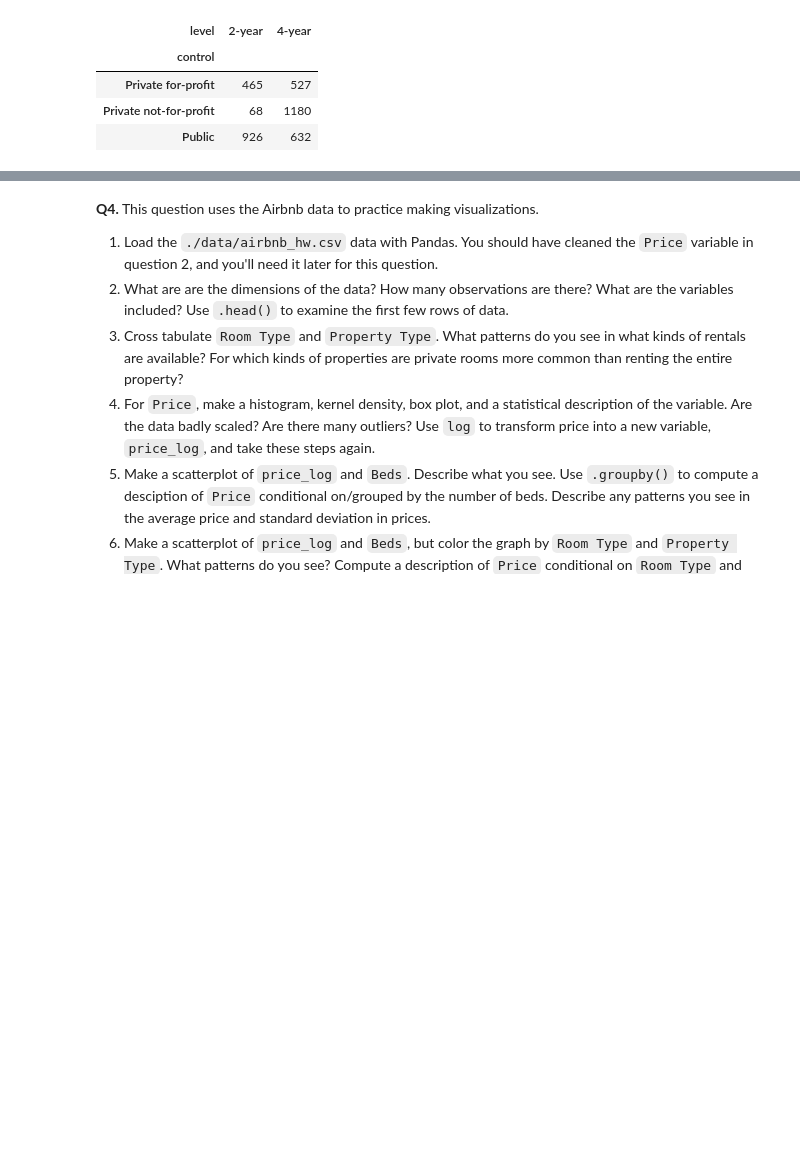
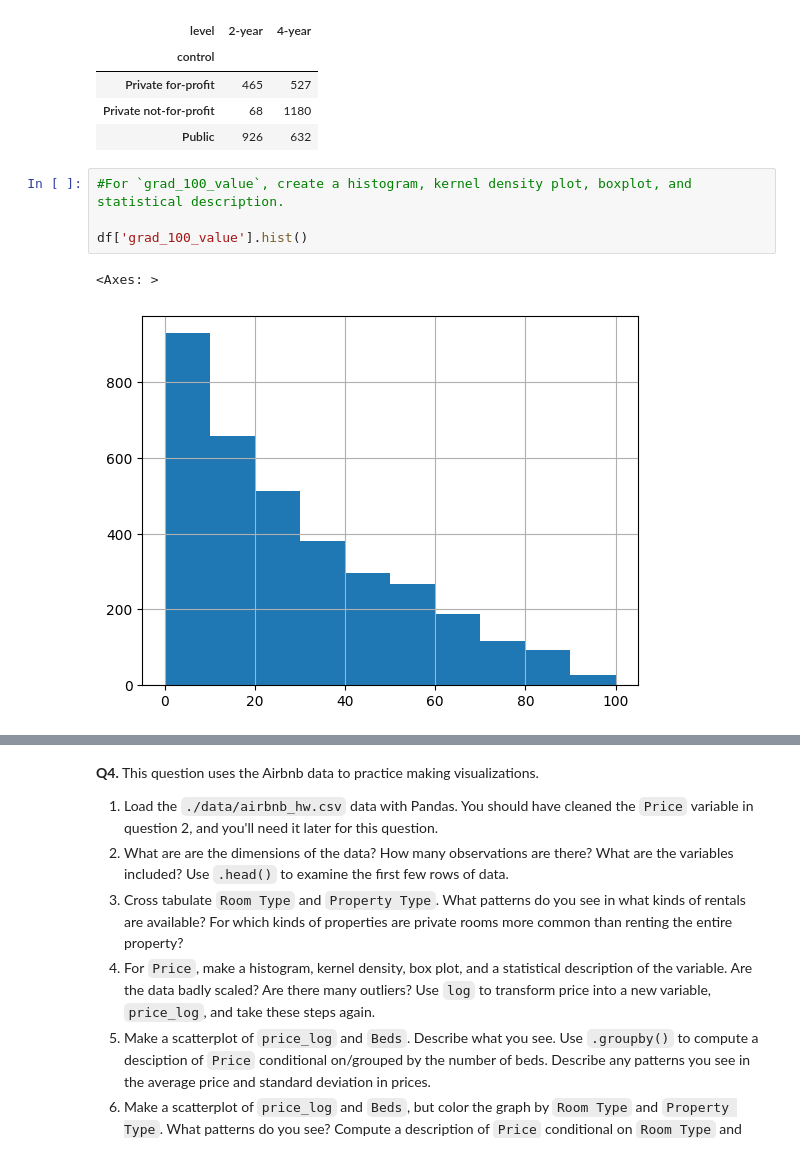
Before and after one commit to BAltenburger/assignment2, a Jupyter notebook: assignment2.ipynb, the cells around one changed output, grey strips where cells are left out. Drawn from its saved outputs; the diff is of its cells as text; blank space fills up the shorter version.

```diff
--- a/assignment2.ipynb
+++ b/assignment2.ipynb
@@ -192,3 +206,10 @@ pd.crosstab(df['control'], df['level'])
 | Private for-profit | 465 | 527 |
 | Private not-for-profit | 68 | 1180 |
 | Public | 926 | 632 |
+# %%
+#For `grad_100_value`, create a histogram, kernel density plot, boxplot, and statistical description.
+
+df['grad_100_value'].hist()
+# %% [output]
+<Axes: >
+[figure, added]
```
Also changed, not shown: parts of 20 cells of this notebook.
